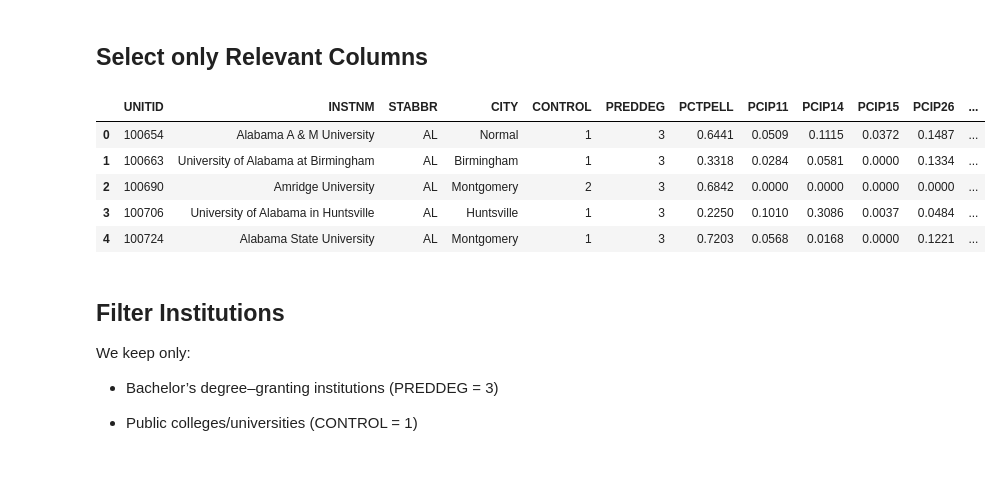
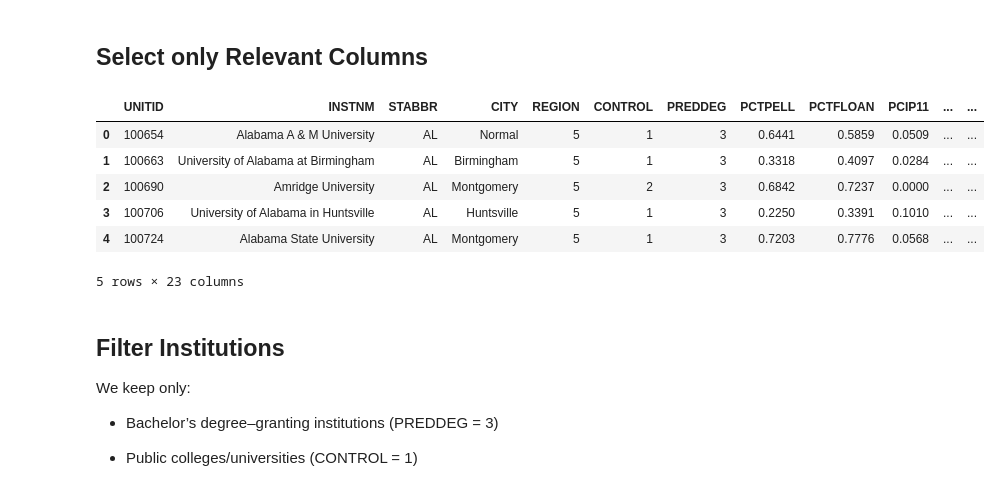
Before and after one commit to mrevanngo/STEM-Degree-Analysis, a Jupyter notebook: 02-EDACheckpoint.ipynb, the cells around one changed output. Saved outputs shown, nothing was run; the diff lists cells and outputs as text; code cells hidden in the pictures.

```diff
--- a/02-EDACheckpoint.ipynb
+++ b/02-EDACheckpoint.ipynb
@@ -125,31 +125,23 @@ df_raw.head()
 ## Select only Relevant Columns
 # %%
 essential_cols = [
-    'UNITID', 'INSTNM', 'STABBR', 'CITY',
-
-    # Institution filters
-    'CONTROL', 'PREDDEG',
-
-    # Socioeconomic variable
-    'PCTPELL',
-
-    # STEM major fields
-    'PCIP11', 'PCIP14', 'PCIP15', 'PCIP26',
-    'PCIP27', 'PCIP40', 'PCIP41',
-
-    # Context
+   'UNITID', 'INSTNM', 'STABBR', 'CITY', 'REGION',
+    'CONTROL', 'PREDDEG', 'PCTPELL', 'PCTFLOAN',
+    'PCIP11', 'PCIP14', 'PCIP15', 'PCIP26', 'PCIP27', 'PCIP40', 'PCIP41',
     'UGDS', 'MD_EARN_WNE_P10',
+    'UGDS_WHITE', 'UGDS_BLACK', 'UGDS_HISP', 'UGDS_ASIAN', 'UGDS_2MOR',
 ]
 
 df = df_raw[essential_cols].copy()
 df.head()
 # %% [output]
-|  | UNITID | INSTNM | STABBR | CITY | CONTROL | PREDDEG | PCTPELL | PCIP11 | PCIP14 | PCIP15 | PCIP26 | ... |
-| 0 | 100654 | Alabama A & M University | AL | Normal | 1 | 3 | 0.6441 | 0.0509 | 0.1115 | 0.0372 | 0.1487 | ... |
-| 1 | 100663 | University of Alabama at Birmingham | AL | Birmingham | 1 | 3 | 0.3318 | 0.0284 | 0.0581 | 0.0000 | 0.1334 | ... |
-| 2 | 100690 | Amridge University | AL | Montgomery | 2 | 3 | 0.6842 | 0.0000 | 0.0000 | 0.0000 | 0.0000 | ... |
-| 3 | 100706 | University of Alabama in Huntsville | AL | Huntsville | 1 | 3 | 0.2250 | 0.1010 | 0.3086 | 0.0037 | 0.0484 | ... |
-| 4 | 100724 | Alabama State University | AL | Montgomery | 1 | 3 | 0.7203 | 0.0568 | 0.0168 | 0.0000 | 0.1221 | ... |
+|  | UNITID | INSTNM | STABBR | CITY | REGION | CONTROL | PREDDEG | PCTPELL | PCTFLOAN | PCIP11 | ... | ... |
+| 0 | 100654 | Alabama A & M University | AL | Normal | 5 | 1 | 3 | 0.6441 | 0.5859 | 0.0509 | ... | ... |
+| 1 | 100663 | University of Alabama at Birmingham | AL | Birmingham | 5 | 1 | 3 | 0.3318 | 0.4097 | 0.0284 | ... | ... |
+| 2 | 100690 | Amridge University | AL | Montgomery | 5 | 2 | 3 | 0.6842 | 0.7237 | 0.0000 | ... | ... |
+| 3 | 100706 | University of Alabama in Huntsville | AL | Huntsville | 5 | 1 | 3 | 0.2250 | 0.3391 | 0.1010 | ... | ... |
+| 4 | 100724 | Alabama State University | AL | Montgomery | 5 | 1 | 3 | 0.7203 | 0.7776 | 0.0568 | ... | ... |
+5 rows × 23 columns
 # %% [markdown]
 ## Filter Institutions
 We keep only:
```
Also changed, not shown: parts of 26 cells of this notebook.
